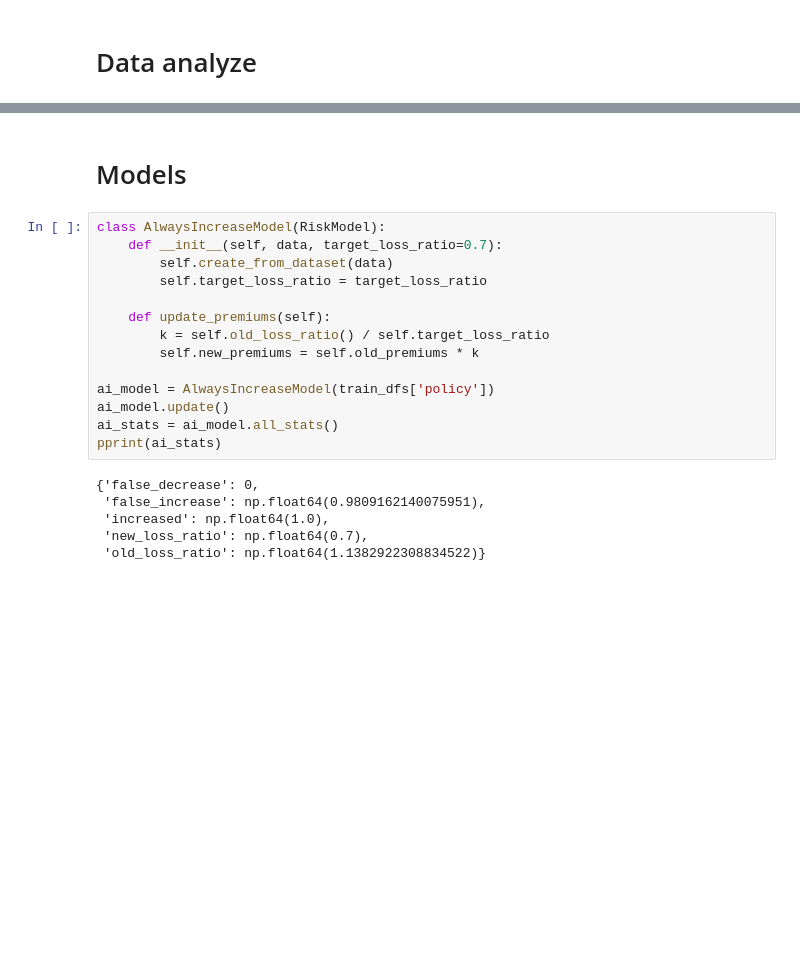
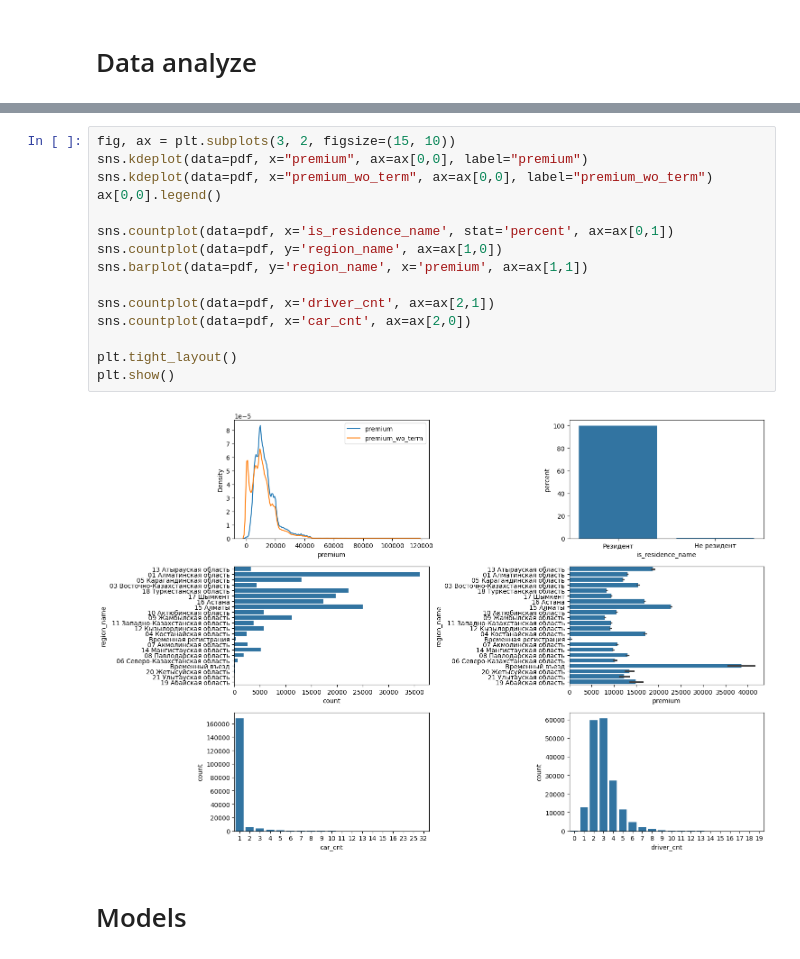
Before and after one commit to EFysl57/risk---, a Jupyter notebook: code.ipynb, the cells around one changed output, grey strips where cells are left out. Cells and saved outputs as stored; diff of their text form; blank space fills up the shorter version.

```diff
--- a/code.ipynb
+++ b/code.ipynb
@@ -114,22 +214,19 @@ plt.show()
+# %%
+fig, ax = plt.subplots(3, 2, figsize=(15, 10))
+sns.kdeplot(data=pdf, x="premium", ax=ax[0,0], label="premium")
+sns.kdeplot(data=pdf, x="premium_wo_term", ax=ax[0,0], label="premium_wo_term")
+ax[0,0].legend()
+
+sns.countplot(data=pdf, x='is_residence_name', stat='percent', ax=ax[0,1])
+sns.countplot(data=pdf, y='region_name', ax=ax[1,0])
+sns.barplot(data=pdf, y='region_name', x='premium', ax=ax[1,1])
+
+sns.countplot(data=pdf, x='driver_cnt', ax=ax[2,1])
+sns.countplot(data=pdf, x='car_cnt', ax=ax[2,0])
+
+plt.tight_layout()
+plt.show()
+# %% [output]
+[figure, added]
 # %% [markdown]
 # Models
-# %%
-class AlwaysIncreaseModel(RiskModel):
-    def __init__(self, data, target_loss_ratio=0.7):
-        self.create_from_dataset(data)
-        self.target_loss_ratio = target_loss_ratio
-
-    def update_premiums(self):
-        k = self.old_loss_ratio() / self.target_loss_ratio
-        self.new_premiums = self.old_premiums * k
-
-ai_model = AlwaysIncreaseModel(train_dfs['policy'])
-ai_model.update()
-ai_stats = ai_model.all_stats()
-pprint(ai_stats)
-# %% [output]
-{'false_decrease': 0,
- 'false_increase': np.float64(0.9809162140075951),
- 'increased': np.float64(1.0),
- 'new_loss_ratio': np.float64(0.7),
- 'old_loss_ratio': np.float64(1.1382922308834522)}
```
Also changed, not shown: parts of 19 cells of this notebook, 5 other files.
